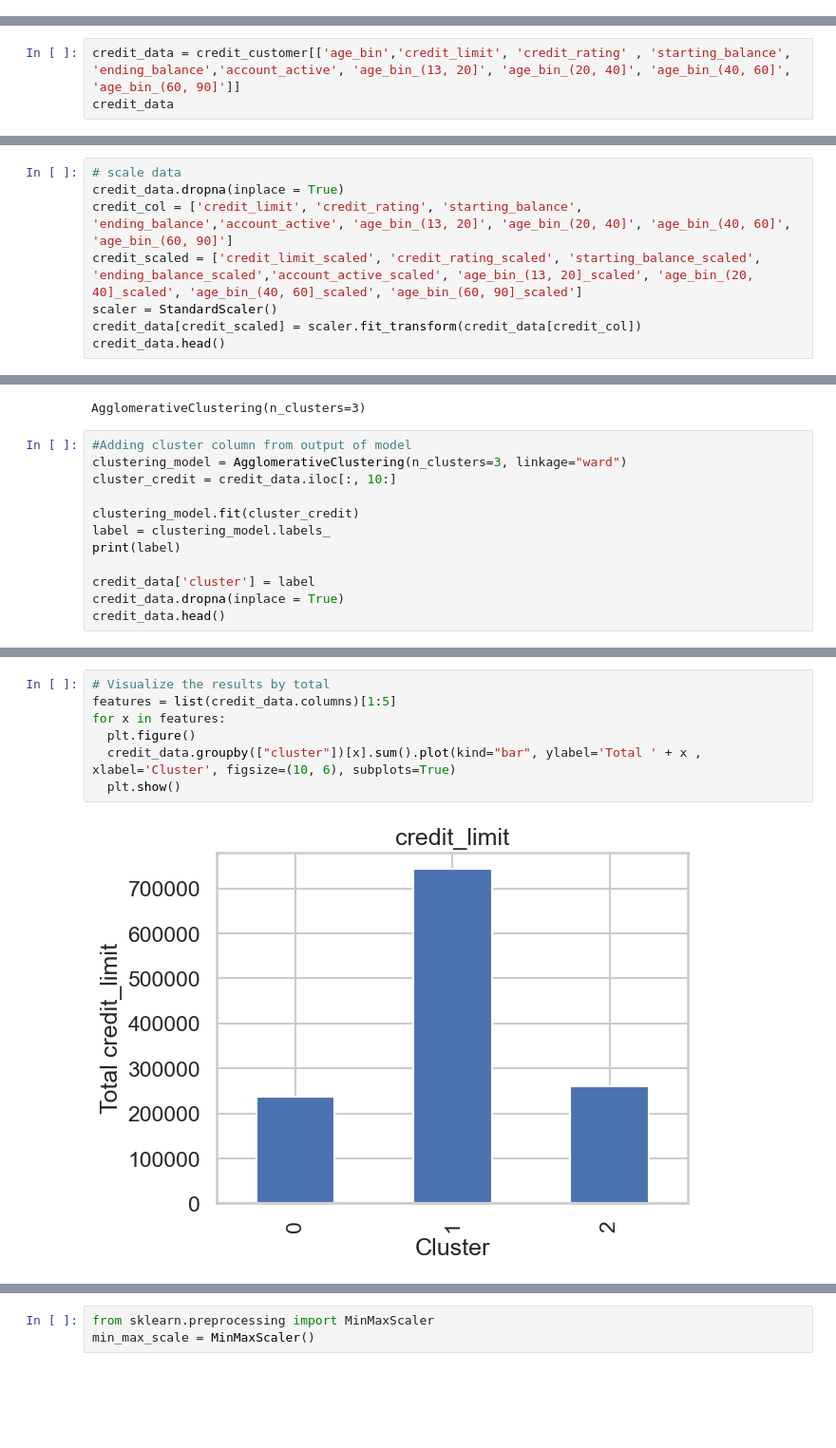
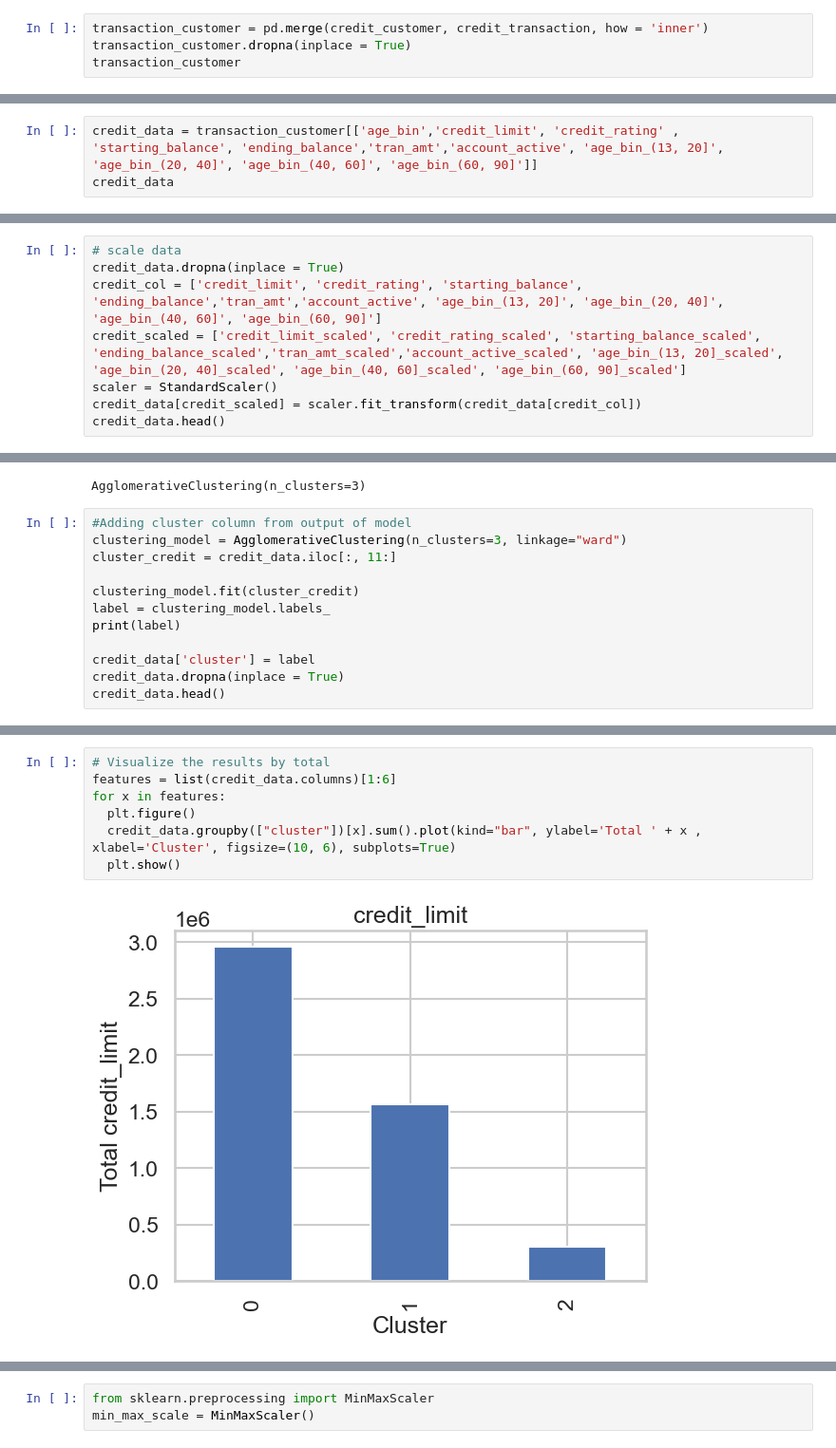
Before and after one commit to Loneruin/Clustering, a Jupyter notebook: credit_account.ipynb, the cells around one changed output, grey strips where cells are left out. Shown at 95% size. Drawn from its saved outputs; the diff is of its cells as text; blank space fills up the shorter version.

```diff
--- a/credit_account.ipynb
+++ b/credit_account.ipynb
@@ -60,0 +63,4 @@ credit_customer['account_active'] = credit_customer['account_active'].replace({'
+# %%
+transaction_customer = pd.merge(credit_customer, credit_transaction, how = 'inner')
+transaction_customer.dropna(inplace = True)
+transaction_customer
@@ -61,4 +81,4 @@ credit_customer['account_active'] = credit_customer['account_active'].replace({'
 # %%
-credit_data = credit_customer[['age_bin','credit_limit', 'credit_rating' , 'starting_balance', 'ending_balance','account_active', 'age_bin_(13, 20]', 'age_bin_(20, 40]', 'age_bin_(40, 60]', 'age_bin_(60, 90]']]
+credit_data = transaction_customer[['age_bin','credit_limit', 'credit_rating' , 'starting_balance', 'ending_balance','tran_amt','account_active', 'age_bin_(13, 20]', 'age_bin_(20, 40]', 'age_bin_(40, 60]', 'age_bin_(60, 90]']]
 credit_data
 # %% [output]
@@ -78,8 +98,8 @@ credit_data
 # %%
 # scale data
 credit_data.dropna(inplace = True)
-credit_col = ['credit_limit', 'credit_rating', 'starting_balance', 'ending_balance','account_active', 'age_bin_(13, 20]', 'age_bin_(20, 40]', 'age_bin_(40, 60]', 'age_bin_(60, 90]']
-credit_scaled = ['credit_limit_scaled', 'credit_rating_scaled', 'starting_balance_scaled', 'ending_balance_scaled','account_active_scaled', 'age_bin_(13, 20]_scaled', 'age_bin_(20, 40]_scaled', 'age_bin_(40, 60]_scaled', 'age_bin_(60, 90]_scaled']
+credit_col = ['credit_limit', 'credit_rating', 'starting_balance', 'ending_balance','tran_amt','account_active', 'age_bin_(13, 20]', 'age_bin_(20, 40]', 'age_bin_(40, 60]', 'age_bin_(60, 90]']
+credit_scaled = ['credit_limit_scaled', 'credit_rating_scaled', 'starting_balance_scaled', 'ending_balance_scaled','tran_amt_scaled','account_active_scaled', 'age_bin_(13, 20]_scaled', 'age_bin_(20, 40]_scaled', 'age_bin_(40, 60]_scaled', 'age_bin_(60, 90]_scaled']
 scaler = StandardScaler()
 credit_data[credit_scaled] = scaler.fit_transform(credit_data[credit_col])
 credit_data.head()
@@ -134,7 +153,7 @@ AgglomerativeClustering(n_clusters=3)
 # %%
 #Adding cluster column from output of model
 clustering_model = AgglomerativeClustering(n_clusters=3, linkage="ward")
-cluster_credit = credit_data.iloc[:, 10:]
+cluster_credit = credit_data.iloc[:, 11:]
 
 clustering_model.fit(cluster_credit)
 label = clustering_model.labels_
@@ -166,9 +184,9 @@ credit_data.head()
 # %%
 # Visualize the results by total
-features = list(credit_data.columns)[1:5]
+features = list(credit_data.columns)[1:6]
 for x in features:
   plt.figure()
   credit_data.groupby(["cluster"])[x].sum().plot(kind="bar", ylabel='Total ' + x , xlabel='Cluster', figsize=(10, 6), subplots=True)
   plt.show()
 # %% [output]
-[figure, old version]
+[figure, new version]
```
Also changed, not shown: parts of 16 cells of this notebook, 10 other files.
